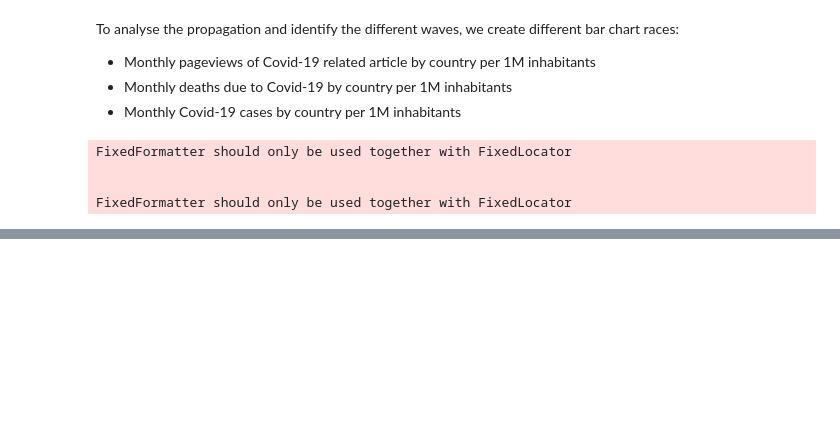
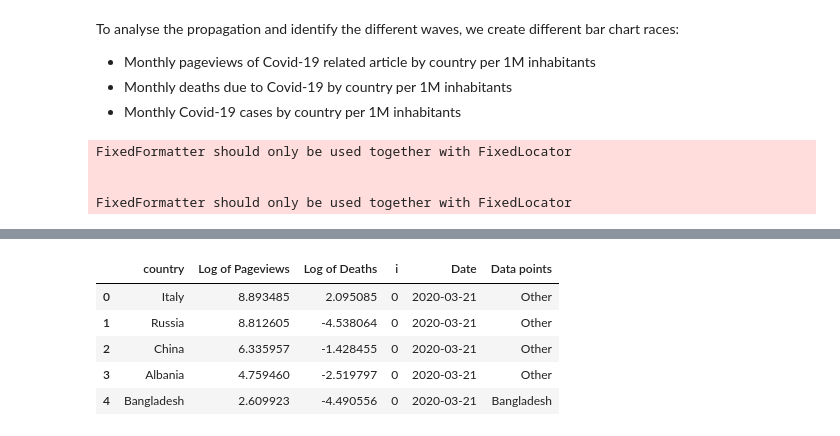
Before and after one commit to epfl-ada/ada-2022-project-thedatadiggers22, a Jupyter notebook: milestone3.ipynb, the cells around one changed output, grey strips where cells are left out. Drawn from its saved outputs; the diff is of its cells as text; code cells hidden in the pictures; blank space fills up the shorter version.

```diff
--- a/milestone3.ipynb
+++ b/milestone3.ipynb
@@ -179,0 +351,4 @@ NameError: name 'get_race_bar_df' is not defined
+# %%
+#load of data of interest
+_, _, df_pageviews_100k, df_pageviews_cumul100k = get_pageviews_df(pageview_df, population_df, get_country_dict('original'), '2020-01-22', '2022-07-01')
+_, _, _, _, deaths100k, deaths100k_cumul, cases100k, cases100k_cumul = get_cases_deaths_df(population_df, get_country_dict('original'), '2020-01-22', '2022-07-01')
@@ -179,0 +368,21 @@ NameError: name 'get_race_bar_df' is not defined
+# %%
+#create data in format for plot
+data = pd.DataFrame()
+#df used in iteration
+data_tmp = pd.DataFrame()
+for i in df_pageviews_100k_rollingcumul.index.values:
+    if i == 0:
+        data['Log of Pageviews'] = np.log(df_pageviews_100k_rollingcumul.transpose()[i] + 0.01) #apply offset to eliminate 0
+        data['Log of Deaths'] = np.log(deaths100k_rollingcumul.transpose()[i] + 0.01) #apply offset to eliminate 0
+        data['i'] = i
+    else:
+        data_tmp ['Log of Pageviews'] = np.log(df_pageviews_100k_rollingcumul.transpose()[i] + 0.01) #apply offset to eliminate 0
+        data_tmp ['Log of Deaths'] = np.log(deaths100k_rollingcumul.transpose()[i] + 0.01) #apply offset to eliminate 0
+        data_tmp ['i'] = i
+        data = pd.concat([data, data_tmp], axis= 0)
+
+data = data.reset_index().rename(columns= {'index' : 'country'}).dropna()
+#set the date back for the plot
+data['Date'] = data['i'].apply(lambda x:pd.to_datetime('2020-01-22') + datetime.timedelta(days= x * 59 + 59)) #date offset from the data points
+data['Date'] = data['Date'].astype(str)
+data.head()
@@ -179,0 +396,14 @@ NameError: name 'get_race_bar_df' is not defined
+# %%
+#new columns to differentiate country of interest to plot them in different colors in the plot
+data['Data points']  = np.where(data['country']== 'Germany', 'Germany', 'Other')
+data['Data points']  = np.where(data['country']== 'Bangladesh', 'Bangladesh', data['Data points'])
+data['Data points']  = np.where(data['country']== 'Sweden', 'Sweden', data['Data points'])
+data['Data points']  = np.where(data['country']==  'Thailand', 'Thailand', data['Data points'])
+data.head()
+# %% [output]
+|  | country | Log of Pageviews | Log of Deaths | i | Date | Data points |
+| 0 | Italy | 8.893485 | 2.095085 | 0 | 2020-03-21 | Other |
+| 1 | Russia | 8.812605 | -4.538064 | 0 | 2020-03-21 | Other |
+| 2 | China | 6.335957 | -1.428455 | 0 | 2020-03-21 | Other |
+| 3 | Albania | 4.759460 | -2.519797 | 0 | 2020-03-21 | Other |
+| 4 | Bangladesh | 2.609923 | -4.490556 | 0 | 2020-03-21 | Bangladesh |
```
Also changed, not shown: parts of 46 cells of this notebook, 6 other files.
